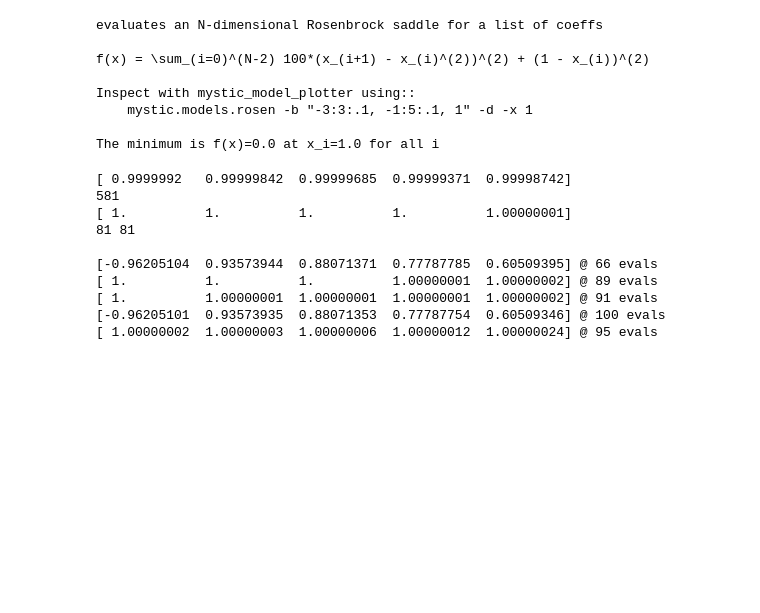
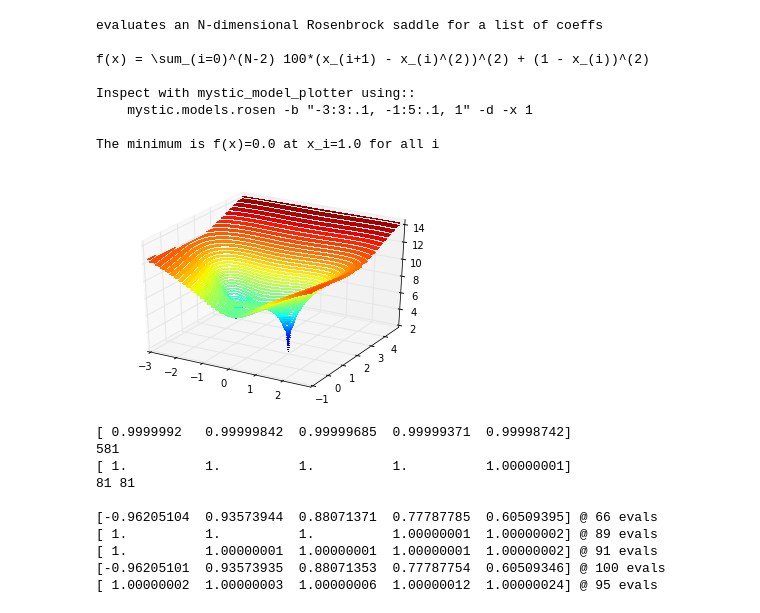
Before and after one commit to mmckerns/tutmom, a Jupyter notebook: intro.ipynb, the cells around one changed output. Drawn from its saved outputs; the diff is of its cells as text; code cells hidden in the pictures; blank space fills up the shorter version.

Commit message:
use mystic.model_plotter

```diff
--- a/intro.ipynb
+++ b/intro.ipynb
@@ -72,7 +72,10 @@ Inspect with mystic_model_plotter using::
 
 The minimum is f(x)=0.0 at x_i=1.0 for all i
 # %%
-!mystic_model_plotter.py mystic.models.rosen -f -b "-3:3:.1, -1:5:.1, 1" -d -x 1
+import mystic
+mystic.model_plotter(models.rosen, fill=True, depth=True, scale=1, bounds="-3:3:.1, -1:5:.1, 1")
+# %% [output]
+[figure, added]
 # %%
 import scipy.optimize as opt
 import numpy as np
```
Also changed, not shown: 2 other files.
